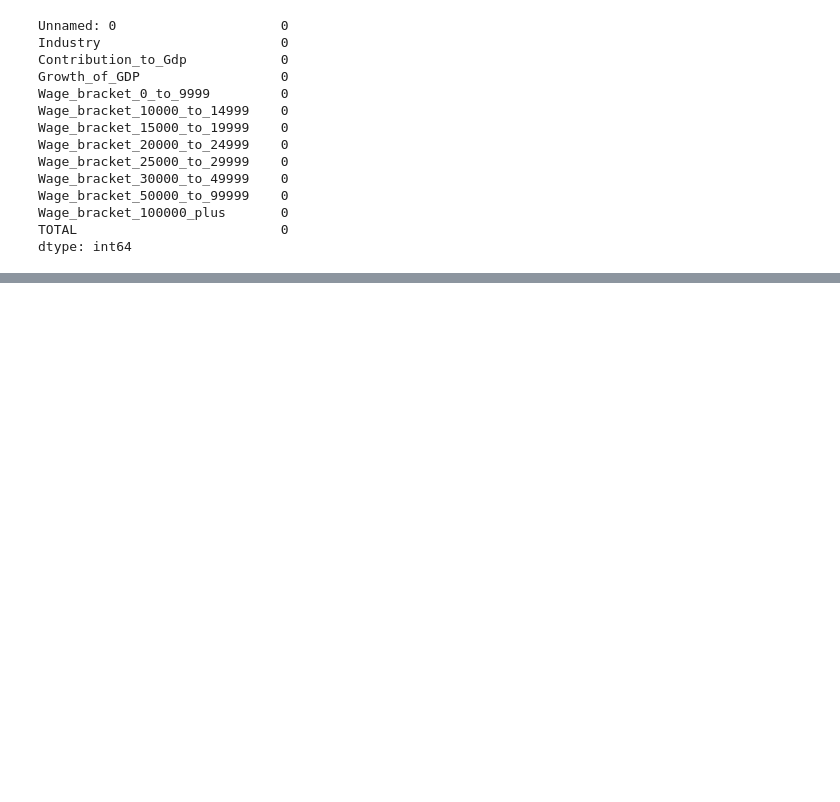
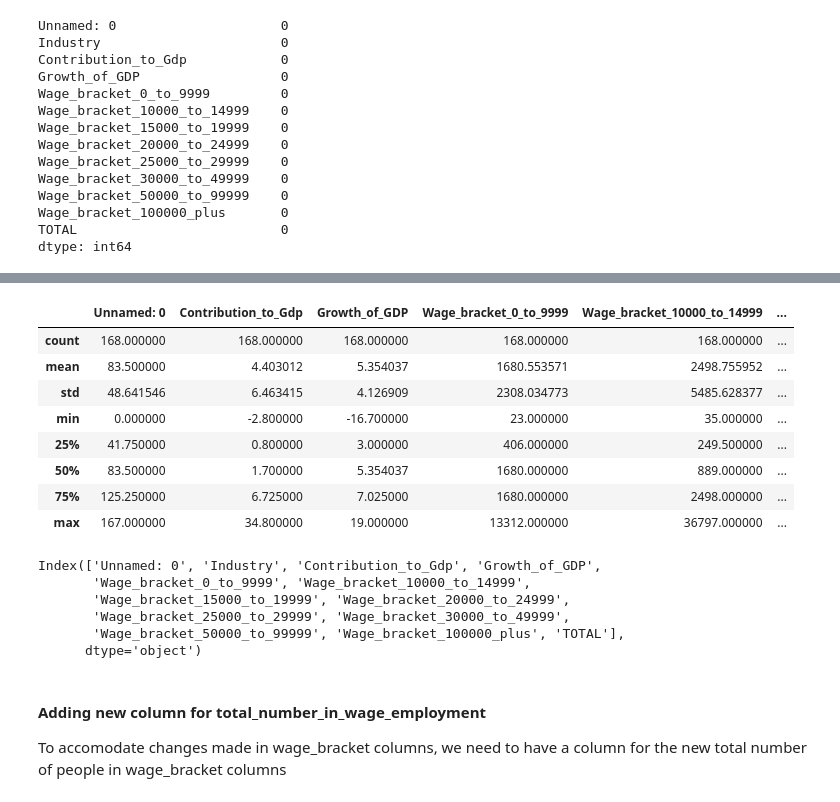
Before and after one commit to Harikiran2903/Predictive-Analysis-of-Productive-Employment-based-on-Economic-Growth, a Jupyter notebook: analysis.ipynb, the cells around one changed output, grey strips where cells are left out. Cells and saved outputs as stored; diff of their text form; code cells hidden in the pictures; blank space fills up the shorter version.

```diff
--- a/analysis.ipynb
+++ b/analysis.ipynb
@@ -466,0 +488,8 @@ dtype: int64
+# %%
+cols = ['Wage_bracket_0_to_9999', 'Wage_bracket_10000_to_14999',
+       'Wage_bracket_15000_to_19999', 'Wage_bracket_20000_to_24999',
+       'Wage_bracket_25000_to_29999', 'Wage_bracket_30000_to_49999',
+       'Wage_bracket_50000_to_99999', 'Wage_bracket_100000_plus', 'TOTAL']
+
+#casting to int
+df[cols] = df[cols].astype(int)
@@ -466,0 +513,26 @@ dtype: int64
+# %%
+df["TOTAL"] = df["TOTAL"].astype(float)
+# %%
+df.describe()
+# %% [output]
+|  | Unnamed: 0 | Contribution_to_Gdp | Growth_of_GDP | Wage_bracket_0_to_9999 | Wage_bracket_10000_to_14999 | ... |
+| count | 168.000000 | 168.000000 | 168.000000 | 168.000000 | 168.000000 | ... |
+| mean | 83.500000 | 4.403012 | 5.354037 | 1680.553571 | 2498.755952 | ... |
+| std | 48.641546 | 6.463415 | 4.126909 | 2308.034773 | 5485.628377 | ... |
+| min | 0.000000 | -2.800000 | -16.700000 | 23.000000 | 35.000000 | ... |
+| 25% | 41.750000 | 0.800000 | 3.000000 | 406.000000 | 249.500000 | ... |
+| 50% | 83.500000 | 1.700000 | 5.354037 | 1680.000000 | 889.000000 | ... |
+| 75% | 125.250000 | 6.725000 | 7.025000 | 1680.000000 | 2498.000000 | ... |
+| max | 167.000000 | 34.800000 | 19.000000 | 13312.000000 | 36797.000000 | ... |
+# %%
+df.columns
+# %% [output]
+Index(['Unnamed: 0', 'Industry', 'Contribution_to_Gdp', 'Growth_of_GDP',
+       'Wage_bracket_0_to_9999', 'Wage_bracket_10000_to_14999',
+       'Wage_bracket_15000_to_19999', 'Wage_bracket_20000_to_24999',
+       'Wage_bracket_25000_to_29999', 'Wage_bracket_30000_to_49999',
+       'Wage_bracket_50000_to_99999', 'Wage_bracket_100000_plus', 'TOTAL'],
+      dtype='object')
+# %% [markdown]
+#### Adding new column for total_number_in_wage_employment
+To accomodate changes made in wage_bracket columns, we need to have a column for the new total number of people in wage_bracket columns
```
Also changed, not shown: parts of 13 cells of this notebook, 1 other file.
